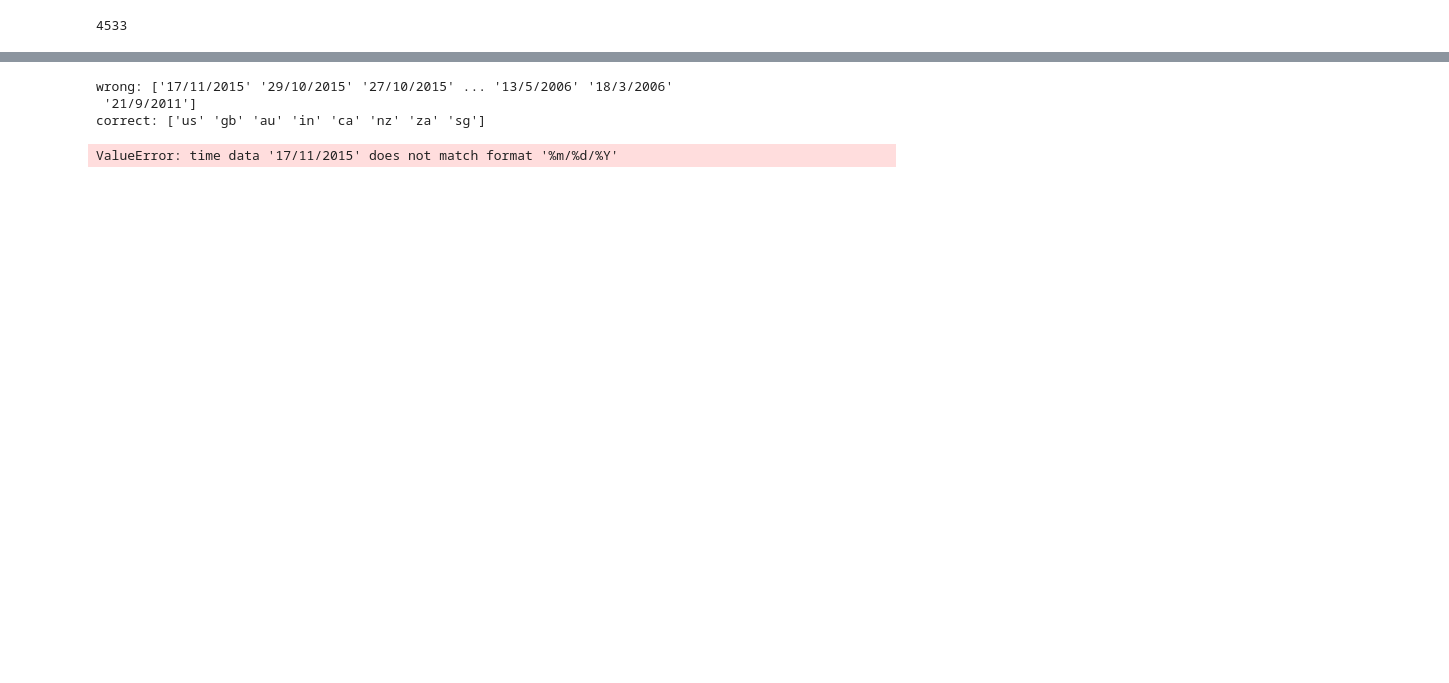
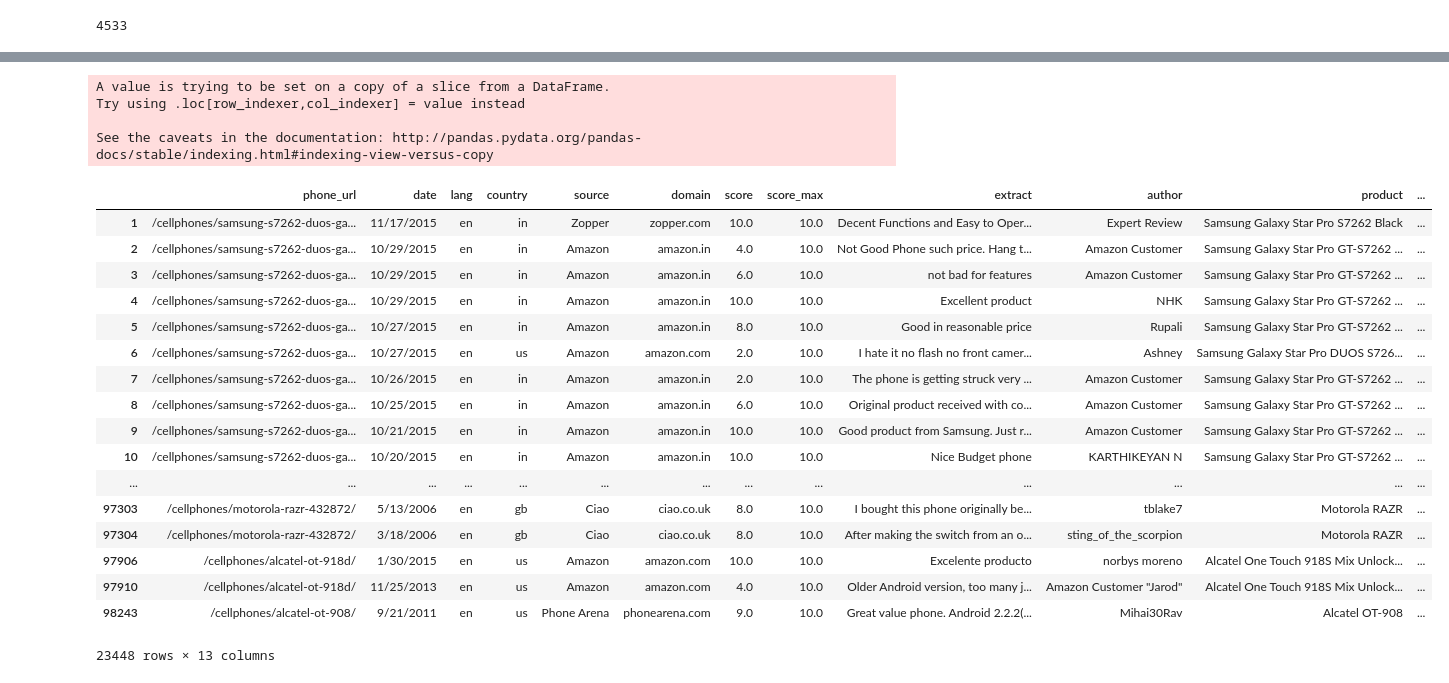
Before and after one commit to ngohngoh/phone-reviews-analysis, a Jupyter notebook: Cell phone Reviews - YL.ipynb, the cells around one changed output, grey strips where cells are left out. Cells and saved outputs as stored; diff of their text form; code cells hidden in the pictures; blank space fills up the shorter version.

Commit message:
EDA - update
Cleaned time format, created pickle file to load from clean data

```diff
--- a/Cell phone Reviews - YL.ipynb
+++ b/Cell phone Reviews - YL.ipynb
@@ -56,0 +53,8 @@ See the caveats in the documentation: http://pandas.pydata.org/pandas-docs/stabl
+# %%
+# Creating the function to return the phone model from the URL
+def phone_model(url):
+    phone_type = ' '.join(url[12:-1].split('-')).title()
+    return phone_type
+# %%
+# Applying the phone_model function on the url
+reviews_en_df['phone_model'] = reviews_en_df['phone_url'].apply(phone_model)
@@ -62,0 +94,7 @@ reviews_copy_df = reviews_en_df.copy()
+# %%
+# Checking the number of wrong and correct dates
+wrong_dates = reviews_copy_df[reviews_copy_df['date_check'] == False]
+print('No. of wrong dates:', len(wrong_dates))
+
+correct_dates = reviews_copy_df[reviews_copy_df['date_check'] == True]
+print('No. of correct dates:', len(correct_dates))
@@ -63,10 +104,12 @@ reviews_copy_df = reviews_en_df.copy()
 # %%
-def clean_date(reviews_df):
-    for index, row in reviews_df.iterrows():
-        month, day, year = row['date'].split('/')
-        try:
-            datetime.datetime(int(year), int(month), int(day))
-        except:
-            reviews_df.iloc[index]['date'] = '/'.join([day, month, year])
+# Created a function to clean the date for the incorrect date format
+def clean_date(date):
+    month, day, year = date.split('/')
+    return '/'.join([day, month, year])
 
-    return reviews_df
+#     for index, row in reviews_df.iterrows():
+#         month, day, year = row['date'].split('/')
+#         if row['date_check'] == False:
+#             reviews_df.loc[index, 'date'] = '/'.join([day, month, year])
+#             row['date_check'] = True
+#     return reviews_df
@@ -105,16 +116,27 @@ reviews_copy_df
-# %%
-nomnom = reviews_copy_df[reviews_copy_df['date_check'] == False]
-
-print('wrong:', nomnom['date'].unique())
-
-yumyum = reviews_copy_df[reviews_copy_df['date_check'] == True]
-
-print('correct:', yumyum['country'].unique())
-# %% [output]
-wrong: ['17/11/2015' '29/10/2015' '27/10/2015' ... '13/5/2006' '18/3/2006'
- '21/9/2011']
-correct: ['us' 'gb' 'au' 'in' 'ca' 'nz' 'za' 'sg']
-# %%
-reviews_en_df['date'].tolist().sort(key=lambda x: datetime.datetime.strptime(x, '%m/%d/%Y'))
-# %% [output]
-ValueError: time data '17/11/2015' does not match format '%m/%d/%Y'
+# %%
+# Clean up the date format of the dataframe with wrong dates
+wrong_dates['date'] = wrong_dates['date'].apply(clean_date)
+wrong_dates
+# %% [output]
+A value is trying to be set on a copy of a slice from a DataFrame.
+Try using .loc[row_indexer,col_indexer] = value instead
+
+See the caveats in the documentation: http://pandas.pydata.org/pandas-docs/stable/indexing.html#indexing-view-versus-copy
+|  | phone_url | date | lang | country | source | domain | score | score_max | extract | author | product | ... |
+| 1 | /cellphones/samsung-s7262-duos-ga... | 11/17/2015 | en | in | Zopper | zopper.com | 10.0 | 10.0 | Decent Functions and Easy to Oper... | Expert Review | Samsung Galaxy Star Pro S7262 Black | ... |
+| 2 | /cellphones/samsung-s7262-duos-ga... | 10/29/2015 | en | in | Amazon | amazon.in | 4.0 | 10.0 | Not Good Phone such price. Hang t... | Amazon Customer | Samsung Galaxy Star Pro GT-S7262 ... | ... |
+| 3 | /cellphones/samsung-s7262-duos-ga... | 10/29/2015 | en | in | Amazon | amazon.in | 6.0 | 10.0 | not bad for features | Amazon Customer | Samsung Galaxy Star Pro GT-S7262 ... | ... |
+| 4 | /cellphones/samsung-s7262-duos-ga... | 10/29/2015 | en | in | Amazon | amazon.in | 10.0 | 10.0 | Excellent product | NHK | Samsung Galaxy Star Pro GT-S7262 ... | ... |
+| 5 | /cellphones/samsung-s7262-duos-ga... | 10/27/2015 | en | in | Amazon | amazon.in | 8.0 | 10.0 | Good in reasonable price | Rupali | Samsung Galaxy Star Pro GT-S7262 ... | ... |
+| 6 | /cellphones/samsung-s7262-duos-ga... | 10/27/2015 | en | us | Amazon | amazon.com | 2.0 | 10.0 | I hate it no flash no front camer... | Ashney | Samsung Galaxy Star Pro DUOS S726... | ... |
+| 7 | /cellphones/samsung-s7262-duos-ga... | 10/26/2015 | en | in | Amazon | amazon.in | 2.0 | 10.0 | The phone is getting struck very ... | Amazon Customer | Samsung Galaxy Star Pro GT-S7262 ... | ... |
+| 8 | /cellphones/samsung-s7262-duos-ga... | 10/25/2015 | en | in | Amazon | amazon.in | 6.0 | 10.0 | Original product received with co... | Amazon Customer | Samsung Galaxy Star Pro GT-S7262 ... | ... |
+| 9 | /cellphones/samsung-s7262-duos-ga... | 10/21/2015 | en | in | Amazon | amazon.in | 10.0 | 10.0 | Good product from Samsung. Just r... | Amazon Customer | Samsung Galaxy Star Pro GT-S7262 ... | ... |
+| 10 | /cellphones/samsung-s7262-duos-ga... | 10/20/2015 | en | in | Amazon | amazon.in | 10.0 | 10.0 | Nice Budget phone | KARTHIKEYAN N | Samsung Galaxy Star Pro GT-S7262 ... | ... |
+| ... | ... | ... | ... | ... | ... | ... | ... | ... | ... | ... | ... | ... |
+| 97303 | /cellphones/motorola-razr-432872/ | 5/13/2006 | en | gb | Ciao | ciao.co.uk | 8.0 | 10.0 | I bought this phone originally be... | tblake7 | Motorola RAZR | ... |
+| 97304 | /cellphones/motorola-razr-432872/ | 3/18/2006 | en | gb | Ciao | ciao.co.uk | 8.0 | 10.0 | After making the switch from an o... | sting_of_the_scorpion | Motorola RAZR | ... |
+| 97906 | /cellphones/alcatel-ot-918d/ | 1/30/2015 | en | us | Amazon | amazon.com | 10.0 | 10.0 | Excelente producto | norbys moreno | Alcatel One Touch 918S Mix Unlock... | ... |
+| 97910 | /cellphones/alcatel-ot-918d/ | 11/25/2013 | en | us | Amazon | amazon.com | 4.0 | 10.0 | Older Android version, too many j... | Amazon Customer "Jarod" | Alcatel One Touch 918S Mix Unlock... | ... |
+| 98243 | /cellphones/alcatel-ot-908/ | 9/21/2011 | en | us | Phone Arena | phonearena.com | 9.0 | 10.0 | Great value phone. Android 2.2.2(... | Mihai30Rav | Alcatel OT-908 | ... |
+23448 rows × 13 columns
```
Also changed, not shown: parts of 19 cells of this notebook.
